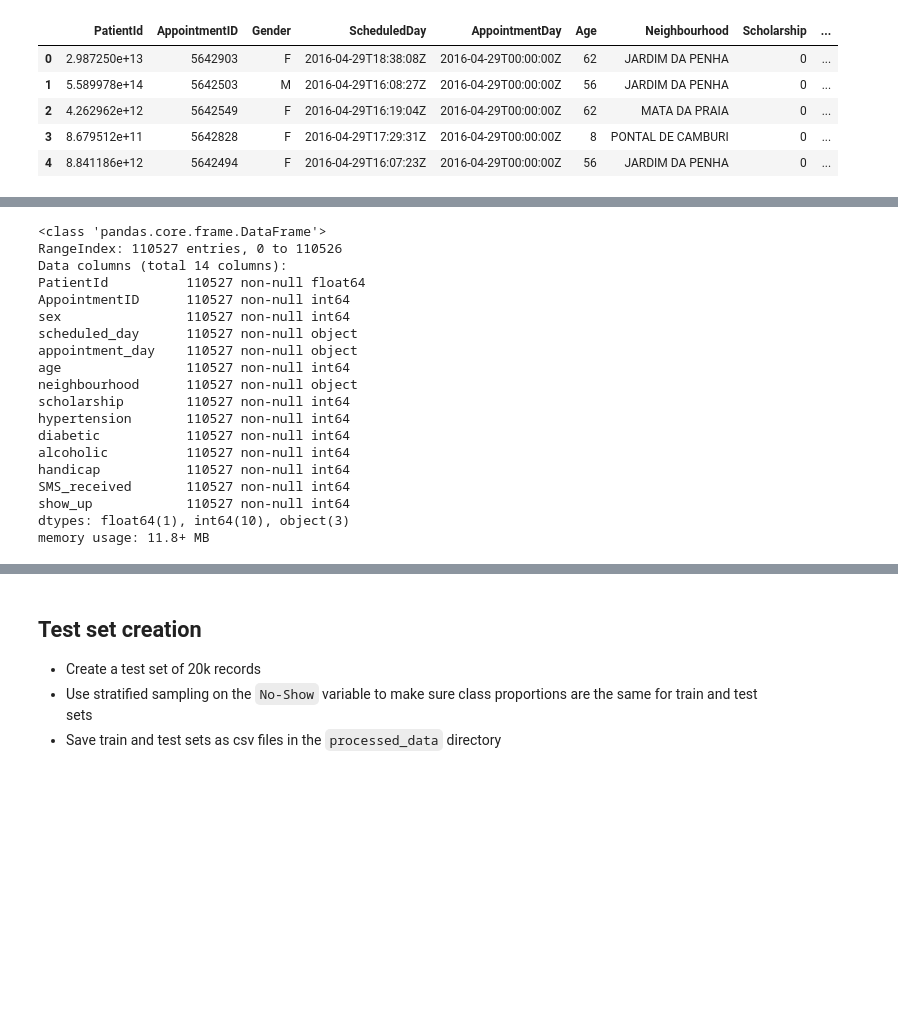
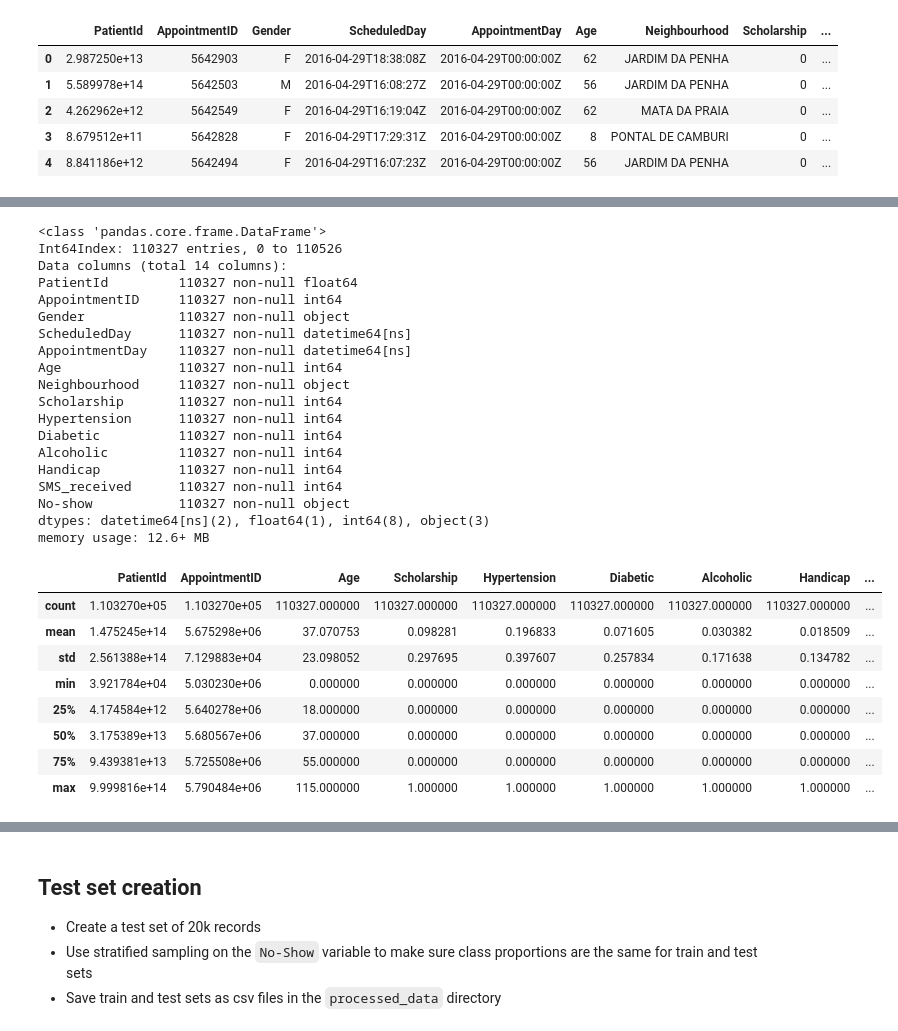
Before and after one commit to tejasmi5/mldm_project2, a Jupyter notebook: partI.ipynb, the cells around one changed output, grey strips where cells are left out. Saved outputs shown, nothing was run; the diff lists cells and outputs as text; code cells hidden in the pictures; blank space fills up the shorter version.

```diff
--- a/partI.ipynb
+++ b/partI.ipynb
@@ -87,0 +63,12 @@ data.head()
+# %%
+data = pd.read_csv(CSV_FILE,
+                        dtype={ 'age': np.float64
+                              },
+                       parse_dates = ['ScheduledDay', 'AppointmentDay'])
+
+data = data.rename(columns={'Hipertension': 'Hypertension', 'Diabetes': 'Diabetic', 'Alcoholism': 'Alcoholic',
+                                    'Handcap': 'Handicap'},)
+data = data.drop(data[data['Age'] < 0].index)
+data = data.drop(data[data['Handicap'] > 1].index)
+
+data.head()
@@ -89,21 +83,33 @@ data.head()
 data.info()
 # %% [output]
 <class 'pandas.core.frame.DataFrame'>
-RangeIndex: 110527 entries, 0 to 110526
+Int64Index: 110327 entries, 0 to 110526
 Data columns (total 14 columns):
-PatientId          110527 non-null float64
-AppointmentID      110527 non-null int64
-sex                110527 non-null int64
-scheduled_day      110527 non-null object
-appointment_day    110527 non-null object
-age                110527 non-null int64
-neighbourhood      110527 non-null object
-scholarship        110527 non-null int64
-hypertension       110527 non-null int64
-diabetic           110527 non-null int64
-alcoholic          110527 non-null int64
-handicap           110527 non-null int64
-SMS_received       110527 non-null int64
-show_up            110527 non-null int64
-dtypes: float64(1), int64(10), object(3)
-memory usage: 11.8+ MB
+PatientId         110327 non-null float64
+AppointmentID     110327 non-null int64
+Gender            110327 non-null object
+ScheduledDay      110327 non-null datetime64[ns]
+AppointmentDay    110327 non-null datetime64[ns]
+Age               110327 non-null int64
+Neighbourhood     110327 non-null object
+Scholarship       110327 non-null int64
+Hypertension      110327 non-null int64
+Diabetic          110327 non-null int64
+Alcoholic         110327 non-null int64
+Handicap          110327 non-null int64
+SMS_received      110327 non-null int64
+No-show           110327 non-null object
+dtypes: datetime64[ns](2), float64(1), int64(8), object(3)
+memory usage: 12.6+ MB
+# %%
+data.describe()
+# %% [output]
+|  | PatientId | AppointmentID | Age | Scholarship | Hypertension | Diabetic | Alcoholic | Handicap | ... |
+| count | 1.103270e+05 | 1.103270e+05 | 110327.000000 | 110327.000000 | 110327.000000 | 110327.000000 | 110327.000000 | 110327.000000 | ... |
+| mean | 1.475245e+14 | 5.675298e+06 | 37.070753 | 0.098281 | 0.196833 | 0.071605 | 0.030382 | 0.018509 | ... |
+| std | 2.561388e+14 | 7.129883e+04 | 23.098052 | 0.297695 | 0.397607 | 0.257834 | 0.171638 | 0.134782 | ... |
+| min | 3.921784e+04 | 5.030230e+06 | 0.000000 | 0.000000 | 0.000000 | 0.000000 | 0.000000 | 0.000000 | ... |
+| 25% | 4.174584e+12 | 5.640278e+06 | 18.000000 | 0.000000 | 0.000000 | 0.000000 | 0.000000 | 0.000000 | ... |
+| 50% | 3.175389e+13 | 5.680567e+06 | 37.000000 | 0.000000 | 0.000000 | 0.000000 | 0.000000 | 0.000000 | ... |
+| 75% | 9.439381e+13 | 5.725508e+06 | 55.000000 | 0.000000 | 0.000000 | 0.000000 | 0.000000 | 0.000000 | ... |
+| max | 9.999816e+14 | 5.790484e+06 | 115.000000 | 1.000000 | 1.000000 | 1.000000 | 1.000000 | 1.000000 | ... |
```
Also changed, not shown: parts of 20 cells of this notebook.
